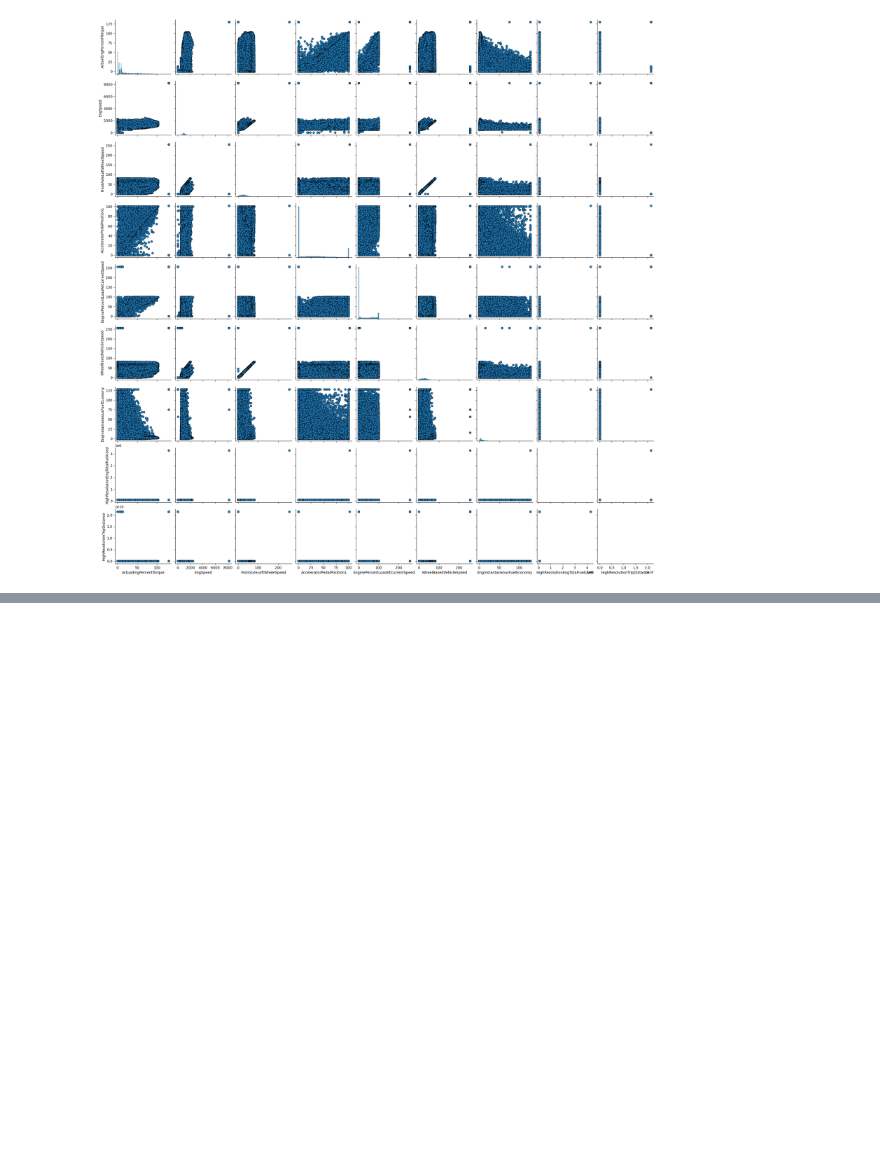
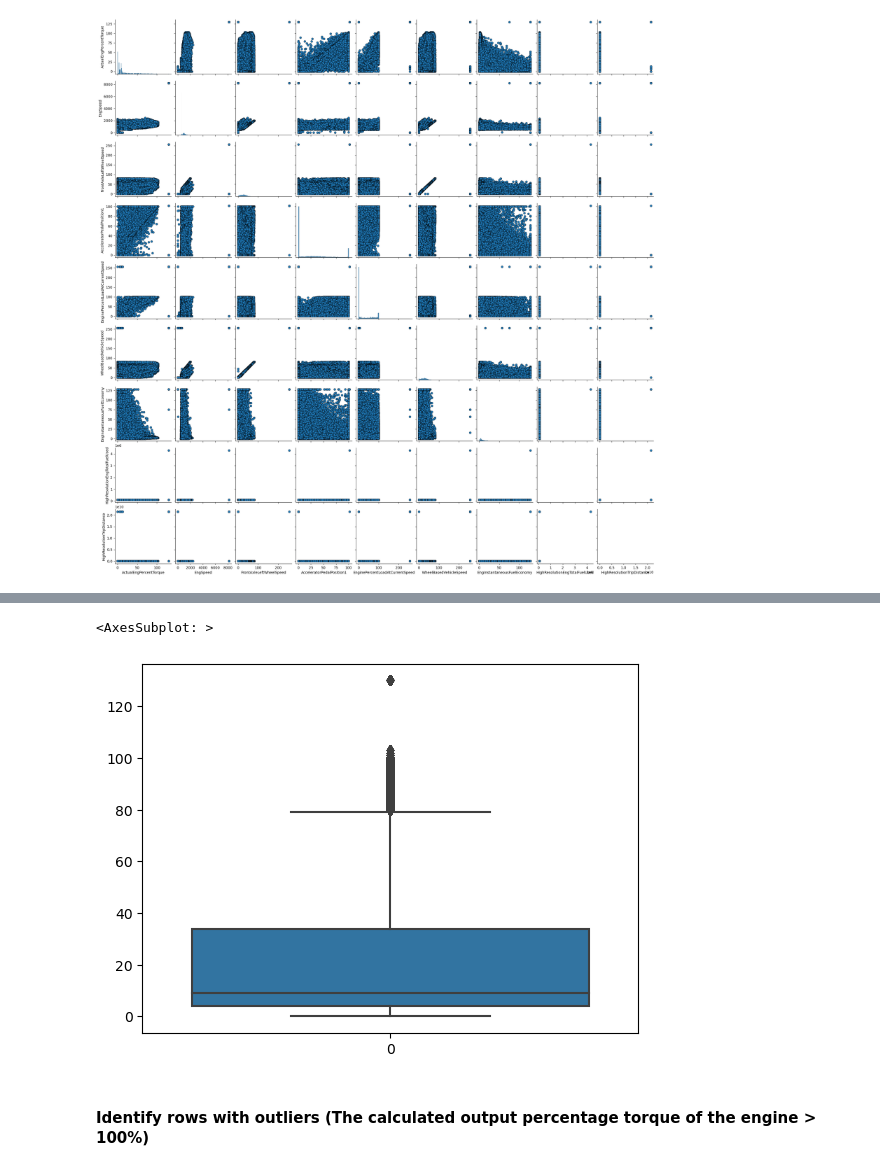
Before and after one commit to piotr-druzdzel/Semi-Supervised-Regression-with-Bus-Data, a Jupyter notebook: main.ipynb, the cells around one changed output, grey strips where cells are left out. Cells and saved outputs as stored; diff of their text form; code cells hidden in the pictures; blank space fills up the shorter version.

```diff
--- a/main.ipynb
+++ b/main.ipynb
@@ -98 +111,8 @@ sns.pairplot(df, plot_kws=dict(edgecolor="black"))
+# %%
+sns.boxplot(df.ActualEngPercentTorque)
+# %% [output]
+<AxesSubplot: >
+[figure, added]
+# %% [markdown]
+#### Identify rows with outliers (The calculated output percentage torque of the engine > 100%)
 # %%
```
Also changed, not shown: parts of 15 cells of this notebook.
